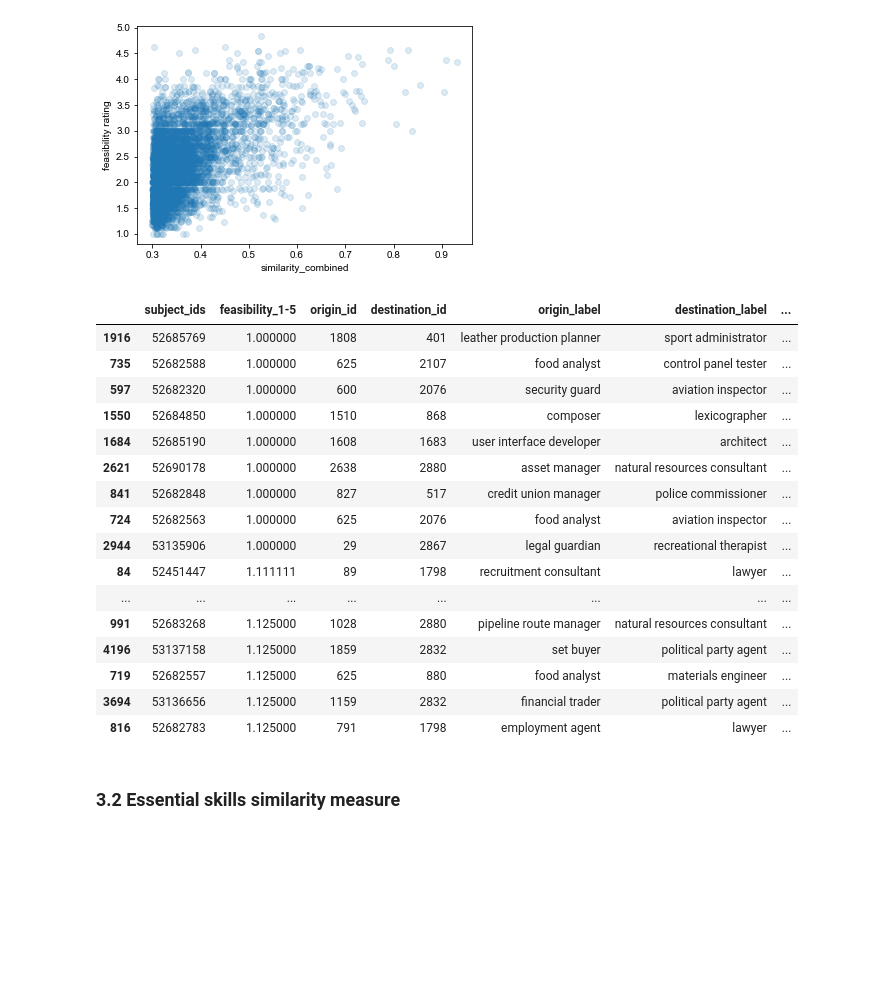
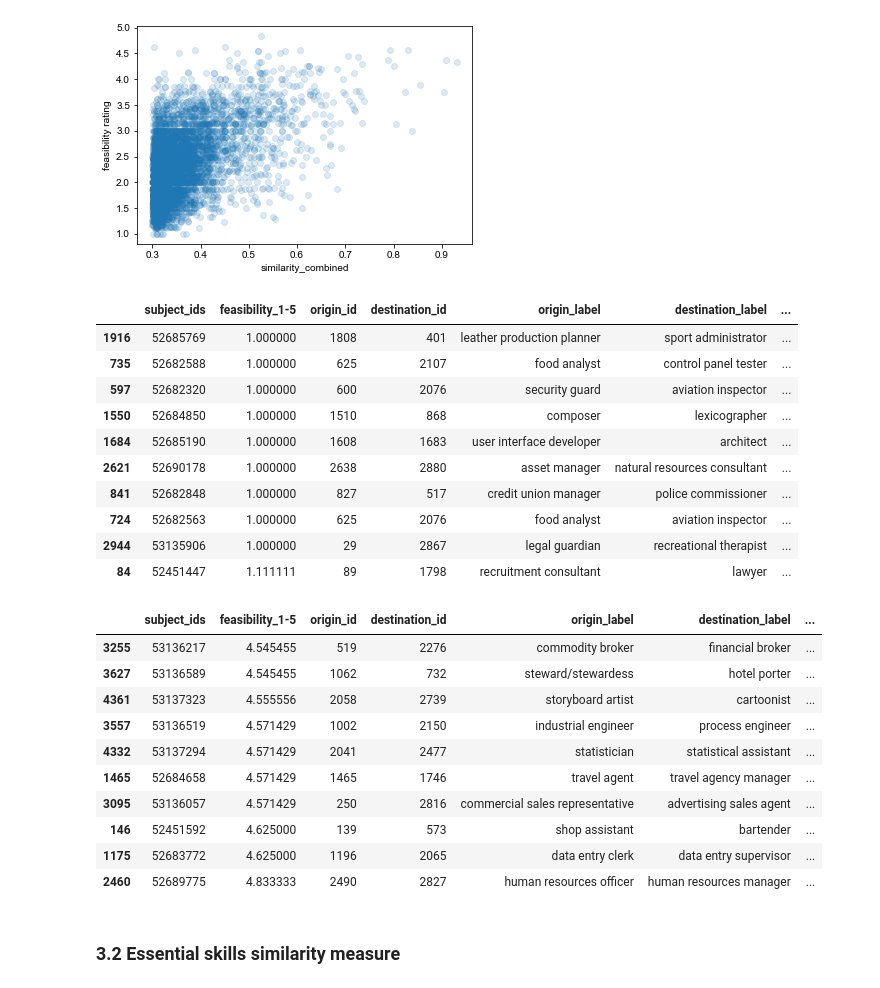
Before and after one commit to nestauk/mapping-career-causeways, a Jupyter notebook: codebase/notebooks/07_validation/Validation_02_EDA_of_validation_batch_1.ipynb, the cells around one changed output. Saved outputs shown, nothing was run; the diff lists cells and outputs as text; code cells hidden in the pictures; blank space fills up the shorter version.

```diff
--- a/codebase/notebooks/07_validation/Validation_02_EDA_of_validation_batch_1.ipynb
+++ b/codebase/notebooks/07_validation/Validation_02_EDA_of_validation_batch_1.ipynb
@@ -69,0 +95,3 @@ plt.show()
+# %%
+batch_results['familiarity_diff'] = (batch_results['familiarity_with_origin_1-5']
+                                     - batch_results['familiarity_with_destination_1-5'])
@@ -152,0 +242,4 @@ plt.show()
+# %%
+low_count_coder_ids = coder_counts[coder_counts['classification_id'] < 500].index.values
+
+low_count_batch_results = batch_results.set_index('coder_id').loc[low_count_coder_ids].reset_index()
@@ -152,0 +256,4 @@ plt.show()
+# %%
+batch_results['reasons'] = batch_results['Reasons'].str.extract(r'.*?\*\*(.*)\*\*.*')
+batch_results['reasons'] = batch_results['reasons'].str.lower().str.replace(' ', '_')
+batch_results = batch_results.drop('Reasons', axis=1)
@@ -249,25 +409,35 @@ Spearman correlation: SpearmanrResult(correlation=0.4540717972257877, pvalue=1.5
 # %%
 # Check the least feasible transitions
 # (definitely some odd ones there)
-df.sort_values('feasibility_1-5').head(25)
+df.sort_values('feasibility_1-5').head(10)
 # %% [output]
 |  | subject_ids | feasibility_1-5 | origin_id | destination_id | origin_label | destination_label | ... |
 | 1916 | 52685769 | 1.000000 | 1808 | 401 | leather production planner | sport administrator | ... |
 | 735 | 52682588 | 1.000000 | 625 | 2107 | food analyst | control panel tester | ... |
 | 597 | 52682320 | 1.000000 | 600 | 2076 | security guard | aviation inspector | ... |
 | 1550 | 52684850 | 1.000000 | 1510 | 868 | composer | lexicographer | ... |
 | 1684 | 52685190 | 1.000000 | 1608 | 1683 | user interface developer | architect | ... |
 | 2621 | 52690178 | 1.000000 | 2638 | 2880 | asset manager | natural resources consultant | ... |
 | 841 | 52682848 | 1.000000 | 827 | 517 | credit union manager | police commissioner | ... |
 | 724 | 52682563 | 1.000000 | 625 | 2076 | food analyst | aviation inspector | ... |
 | 2944 | 53135906 | 1.000000 | 29 | 2867 | legal guardian | recreational therapist | ... |
 | 84 | 52451447 | 1.111111 | 89 | 1798 | recruitment consultant | lawyer | ... |
-| ... | ... | ... | ... | ... | ... | ... | ... |
-| 991 | 52683268 | 1.125000 | 1028 | 2880 | pipeline route manager | natural resources consultant | ... |
-| 4196 | 53137158 | 1.125000 | 1859 | 2832 | set buyer | political party agent | ... |
-| 719 | 52682557 | 1.125000 | 625 | 880 | food analyst | materials engineer | ... |
-| 3694 | 53136656 | 1.125000 | 1159 | 2832 | financial trader | political party agent | ... |
-| 816 | 52682783 | 1.125000 | 791 | 1798 | employment agent | lawyer | ... |
+# %%
+# Check the least feasible transitions
+# (definitely some odd ones there)
+df.sort_values('feasibility_1-5').tail(10)
+# %% [output]
+|  | subject_ids | feasibility_1-5 | origin_id | destination_id | origin_label | destination_label | ... |
+| 3255 | 53136217 | 4.545455 | 519 | 2276 | commodity broker | financial broker | ... |
+| 3627 | 53136589 | 4.545455 | 1062 | 732 | steward/stewardess | hotel porter | ... |
+| 4361 | 53137323 | 4.555556 | 2058 | 2739 | storyboard artist | cartoonist | ... |
+| 3557 | 53136519 | 4.571429 | 1002 | 2150 | industrial engineer | process engineer | ... |
+| 4332 | 53137294 | 4.571429 | 2041 | 2477 | statistician | statistical assistant | ... |
+| 1465 | 52684658 | 4.571429 | 1465 | 1746 | travel agent | travel agency manager | ... |
+| 3095 | 53136057 | 4.571429 | 250 | 2816 | commercial sales representative | advertising sales agent | ... |
+| 146 | 52451592 | 4.625000 | 139 | 573 | shop assistant | bartender | ... |
+| 1175 | 52683772 | 4.625000 | 1196 | 2065 | data entry clerk | data entry supervisor | ... |
+| 2460 | 52689775 | 4.833333 | 2490 | 2827 | human resources officer | human resources manager | ... |
 # %% [markdown]
 ### 3.2 Essential skills similarity measure
 # %%
```
Also changed, not shown: parts of 28 cells of this notebook.
